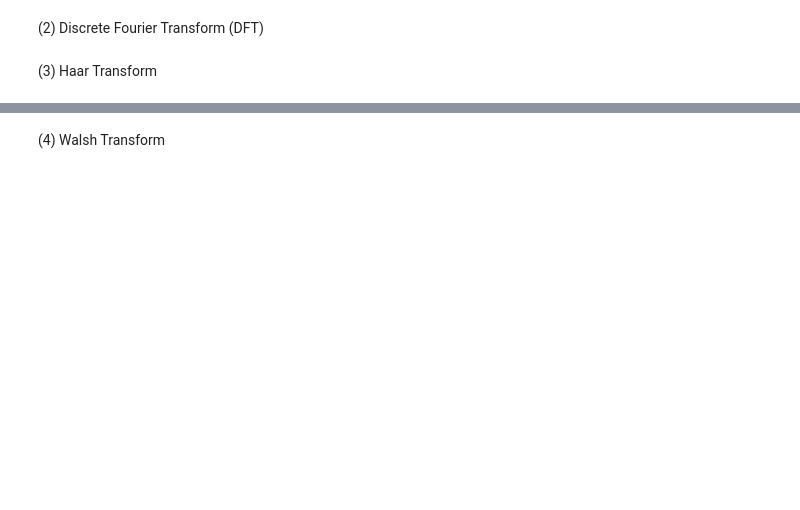
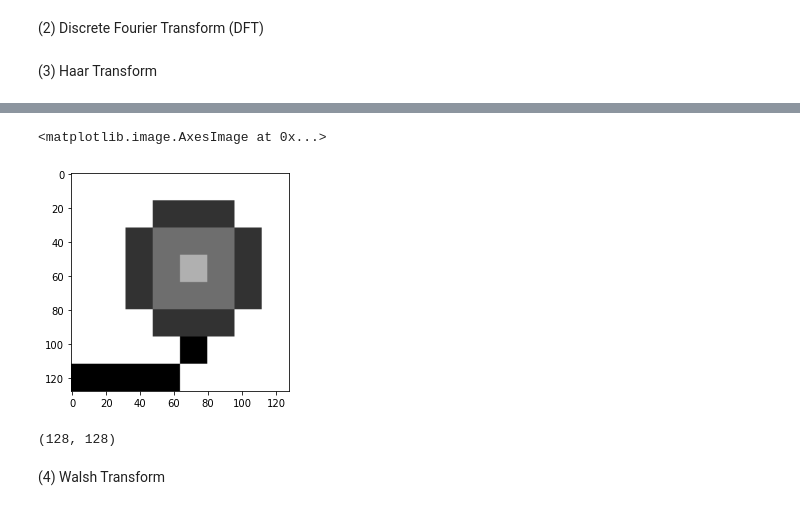
Before and after one commit to elaine-xff/MATH3320Project, a Jupyter notebook: codes/models.ipynb, the cells around one changed output, grey strips where cells are left out. Cells and saved outputs as stored; diff of their text form; code cells hidden in the pictures; blank space fills up the shorter version.

Commit message:
completed Haar codes

```diff
--- a/codes/models.ipynb
+++ b/codes/models.ipynb
@@ -70,2 +78,41 @@ H = np.zeros((r, c))
+# %%
+h, w = balloon.shape
+# Construct the Haar matrix
+H = np.zeros((h, w))
+H[0, :] = 1
+H[1, 0:int(w/2)] = 1
+H[1, int(w/2):(w+1)] = -1
+for i in range(2, h):
+    for j in range(0, w):
+        p = math.floor(math.log(i, 2))
+        n = i - pow(2, p)
+        t = j/w
+        if n/pow(2, p) <= t and t < (n+0.5)/pow(2, p):
+            H[i][j] = pow(math.sqrt(2), p)
+        elif (n+0.5)/pow(2, p) <= t and t < (n+1)/pow(2, p):
+            H[i][j] = -pow(math.sqrt(2), p)
+H = np.true_divide(H, math.sqrt(h))
+Ht = H.transpose()
+# Compute the Haar coefficients matrix
+G = np.matmul(np.matmul(H, balloon), Ht)
+# Generate the approximation of the image using only the coefficients in the upper left corner
+img = np.zeros((h, w))
+k = 10
+for i in range(0,k):
+    for j in range(0, k):
+        img = np.add(img, np.matmul(np.array([H[i]]).T, np.array([H[j]])) * G[i][j])
+plt.imshow(img, cmap="gray")
+plt.savefig(f'balloon_HaarTo_{k}.png')
+# %%
+recon = np.matmul(np.matmul(Ht, G), H)
+plt.imshow(recon, cmap="gray")
+# plt.savefig(f'balloon_Haar.png')
+# %% [output]
+<matplotlib.image.AxesImage at 0x...>
+[figure, added]
+# %%
+print(G.shape)
+# %% [output]
+(128, 128)
 # %% [markdown]
 (4) Walsh Transform
```
Also changed, not shown: parts of 5 cells of this notebook, 19 other files.
